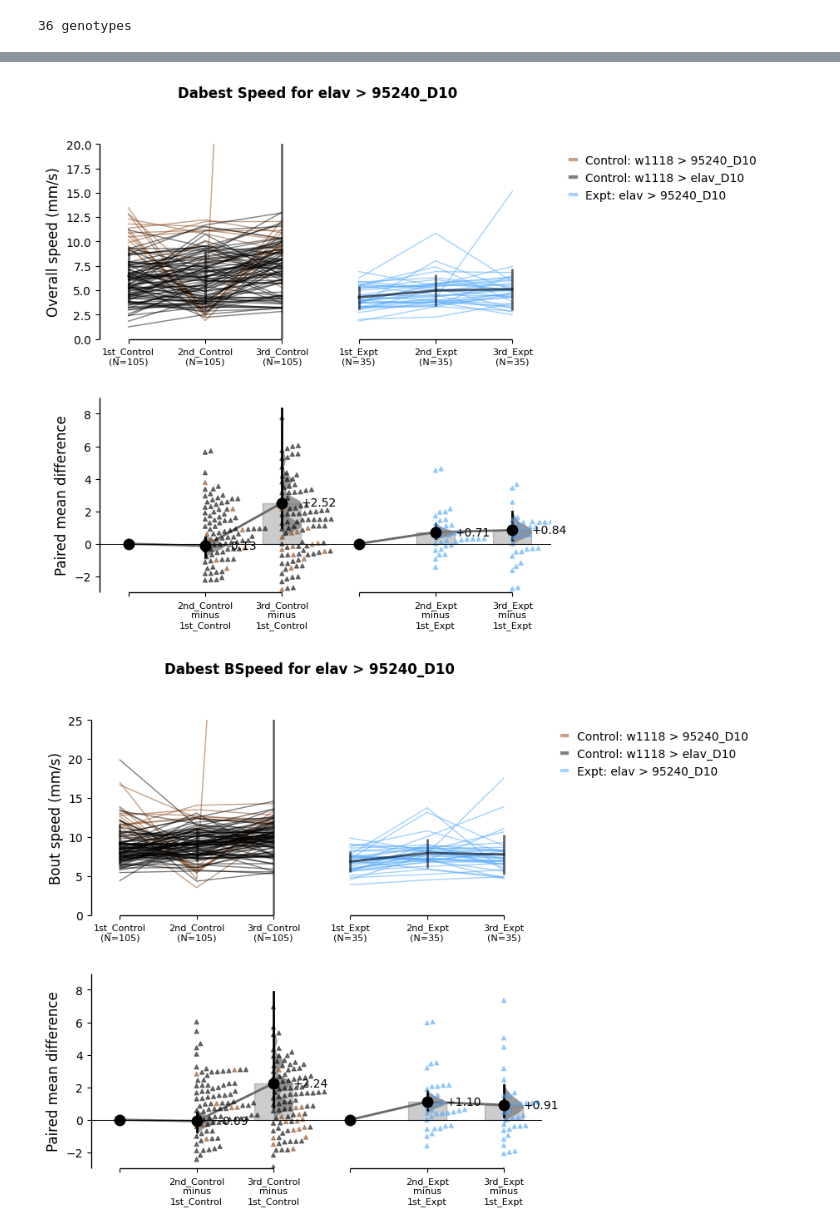
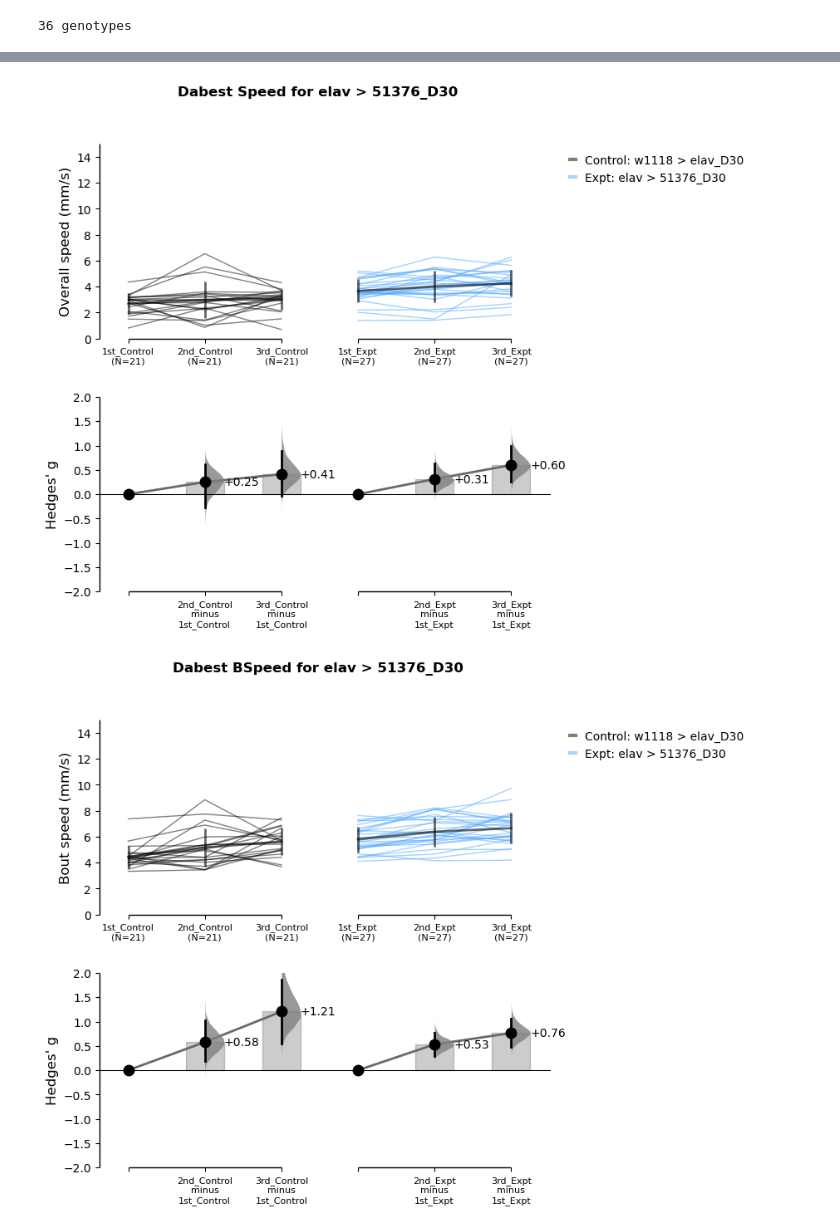
Before and after one commit to mnicolee/DrosoClimb_asyn, a Jupyter notebook: 4. Dabest.ipynb, the cells around one changed output, grey strips where cells are left out. Drawn from its saved outputs; the diff is of its cells as text; code cells hidden in the pictures.

```diff
--- a/4. Dabest.ipynb
+++ b/4. Dabest.ipynb
@@ -64,9 +61,10 @@ homecomp = "C:\\Users\\user\\"
 labcomp = "C:\\Users\\User\\"
 
 path2 = "NUS Dropbox\\acclab\\Nicole M Lee\\"
-openPath = labcomp + path2 + "PD\\Data Compilation\\"
+openPath = homecomp + path2 + "PD\\Data Compilation\\"
 savefiglocation = openPath + "images\\"
 
+expt = "elav x 51376_D30"
 isExist = os.path.exists(savefiglocation)
 if not isExist:
     os.makedirs(savefiglocation)
@@ -88,9 +86,6 @@ print(len(listofgenotypes), "genotypes")
 36 genotypes
 # %%
 #PLOT 1 - the three phases against each other, paired, first phase as the baseline.
-#The two w1118 controls are piled into one group, told apart by the colour of their lines.
-
-expt = "elav x 95240_D10"
 
 cross, age = expt.rsplit("_", 1)
 driver, responder = cross.split(" x ", 1)
@@ -138,8 +133,8 @@ Expt     Expt: elav > 95240_D10        105
 mpl.rcParams['svg.fonttype'] = 'none'
 
 #axis ranges, per metric. Edit these.
-rawylims = {"Height": (0, 90), "Speed": (0, 20), "BSpeed": (0, 25), "SI": (0, 1)}
-contrastylims = {"Height": (-7, 7), "Speed": (-3, 9), "BSpeed": (-3, 9), "SI": (-0.3, 0.2)}
+rawylims = {"Height": (0, 90), "Speed": (0, 15), "BSpeed": (0, 15), "SI": (0, 1)}
+contrastylims = {"Height": (-2, 2), "Speed": (-2, 2), "BSpeed": (-2, 2), "SI": (-1, 1)}
 
 for m in metrics:
     db = dabest.load(data = data1, idx = idx1, x = "genre", y = m,
@@ -150,9 +145,9 @@ for m in metrics:
     order = list(pd.unique(db._plot_data["Source"]))
     sns.set_palette([sources1[o] for o in order])
 
-    figdb = db.mean_diff.plot(color_col = "Source",
+    figdb = db.hedges_g.plot(color_col = "Source",
                               raw_label = rawlabels[m],
-                              contrast_label = "Paired mean difference",
+                              contrast_label = "Hedges' g",
                               raw_desat = 1, contrast_desat = 1,
                               fig_size = (7, 7),
                               raw_ylim = rawylims[m], contrast_ylim = contrastylims[m],
@@ -171,2 +166,2 @@ C:\Users\User\NUS Dropbox\acclab\Nicole M Lee\PD\Data Compilation\images\Dabest_
-[figure, old version]
+[figure, new version]
-[figure, old version]
+[figure, new version]
```
Also changed, not shown: parts of 5 cells of this notebook, 1 other file.
